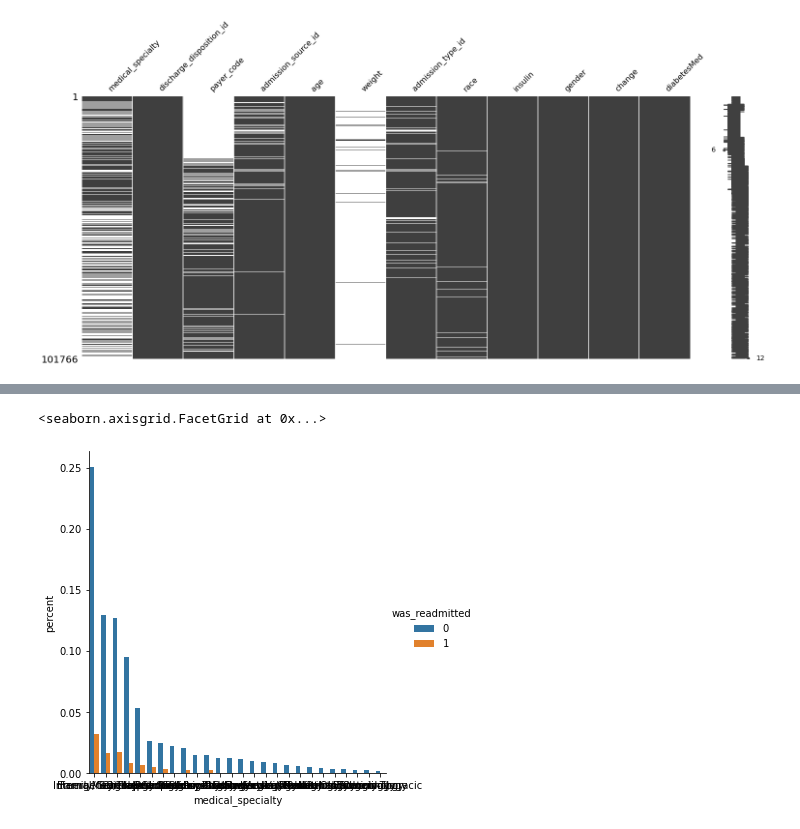
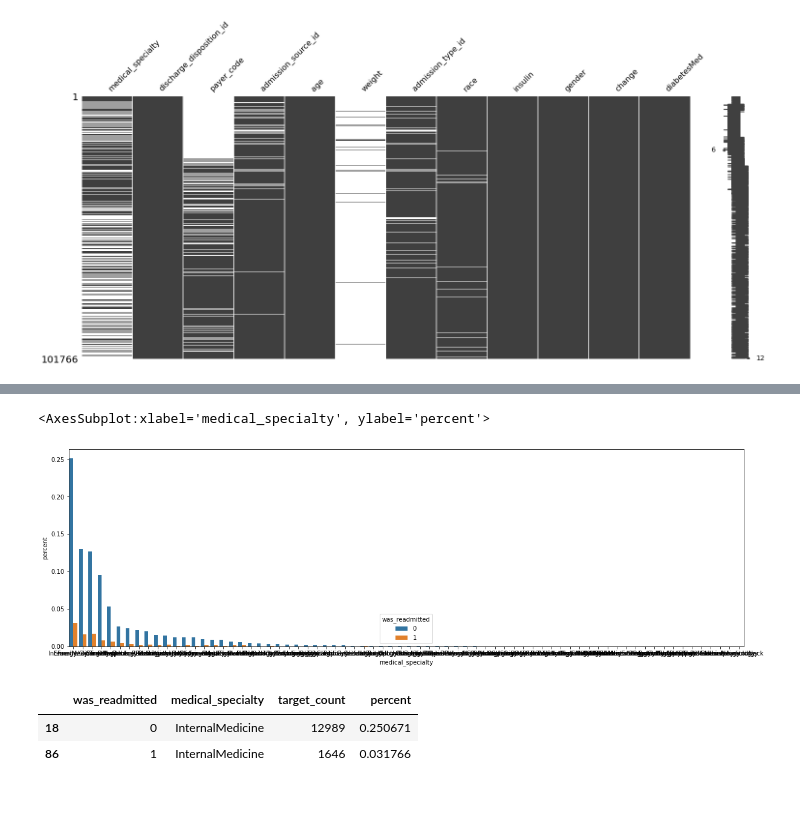
Before and after one commit to JosephLazarus/QTW, a Jupyter notebook: Case Study 2/WorkingFiles/dj_case_study2.ipynb, the cells around one changed output, grey strips where cells are left out. Saved outputs shown, nothing was run; the diff lists cells and outputs as text; code cells hidden in the pictures; blank space fills up the shorter version.

```diff
--- a/Case Study 2/WorkingFiles/dj_case_study2.ipynb
+++ b/Case Study 2/WorkingFiles/dj_case_study2.ipynb
@@ -45,7 +55,7 @@ dict_admin_source
  25: ' Transfer from Ambulatory Surgery Center',
  26: 'Transfer from Hospice'}
 # %%
-df_admin_type = pd.read_csv(r'dataset_diabetes\admin_type.csv')
+df_admin_type = pd.read_csv(r'..\dataset_diabetes\admin_type.csv')
 df_admin_type.head()
 # %% [output]
 |  | admission_type_id | description |
@@ -67,7 +77,7 @@ dict_admin_type
  6: 'Trauma Center',
  7: 'Not Mapped'}
 # %%
-df_id_discharge = pd.read_csv(r'dataset_diabetes\discharge_dispo.csv')
+df_id_discharge = pd.read_csv(r'..\dataset_diabetes\discharge_dispo.csv')
 df_id_discharge.head()
 # %% [output]
 |  | discharge_disposition_id | description |
@@ -100,7 +110,7 @@ dict_discharge_dispo
 # %% [markdown]
 ### Diabetes df
 # %%
-df_diabetes = pd.read_csv(r'dataset_diabetes\diabetic_data.csv', na_values='?')
+df_diabetes = pd.read_csv(r"https://raw.githubusercontent.com/JosephLazarus/QTW/main/Case%20Study%202/Data/diabetic_data.csv", na_values='?')
 print(df_diabetes.columns)
 df_diabetes.head()
 # %% [output]
@@ -315,9 +326,8 @@ df_gb
 # %%
 cat_value = "medical_specialty"
 
-df_gb = df_diabetes.groupby(["was_readmitted", cat_value])["readmitted"].count().reset_index()
-df_gb["percent"] = df_gb["readmitted"]/df_gb.readmitted.sum()
+df_gb = df_diabetes.groupby(["was_readmitted", cat_value])["readmitted"].count().reset_index(name="target_count")
+df_gb["percent"] = df_gb["target_count"]/df_gb.target_count.sum()
 df_gb.sort_values(by=["percent"], ascending=False, inplace=True)
-
-sns.catplot(x=cat_value, y="percent", data=df_gb, kind='bar', hue='was_readmitted')
+df_gb
 # %% [output]
@@ -335,5 +347,13 @@ df_gb.nlargest(5, 'readmitted')
 # %%
-sns.catplot(x=cat_value, y="percent", data=df_gb.nlargest(35, 'readmitted'), kind='bar', hue='was_readmitted')
+
+plt.figure(figsize=(20, 6))
+sns.barplot(x=cat_value, y="percent", data=df_gb, hue='was_readmitted')
 # %% [output]
-<seaborn.axisgrid.FacetGrid at 0x...>
+<AxesSubplot:xlabel='medical_specialty', ylabel='percent'>
-[figure, old version]
+[figure, new version]
+# %%
+df_gb[df_gb.medical_specialty == "InternalMedicine"]
+# %% [output]
+|  | was_readmitted | medical_specialty | target_count | percent |
+| 18 | 0 | InternalMedicine | 12989 | 0.250671 |
+| 86 | 1 | InternalMedicine | 1646 | 0.031766 |
```
Also changed, not shown: parts of 17 cells of this notebook.
